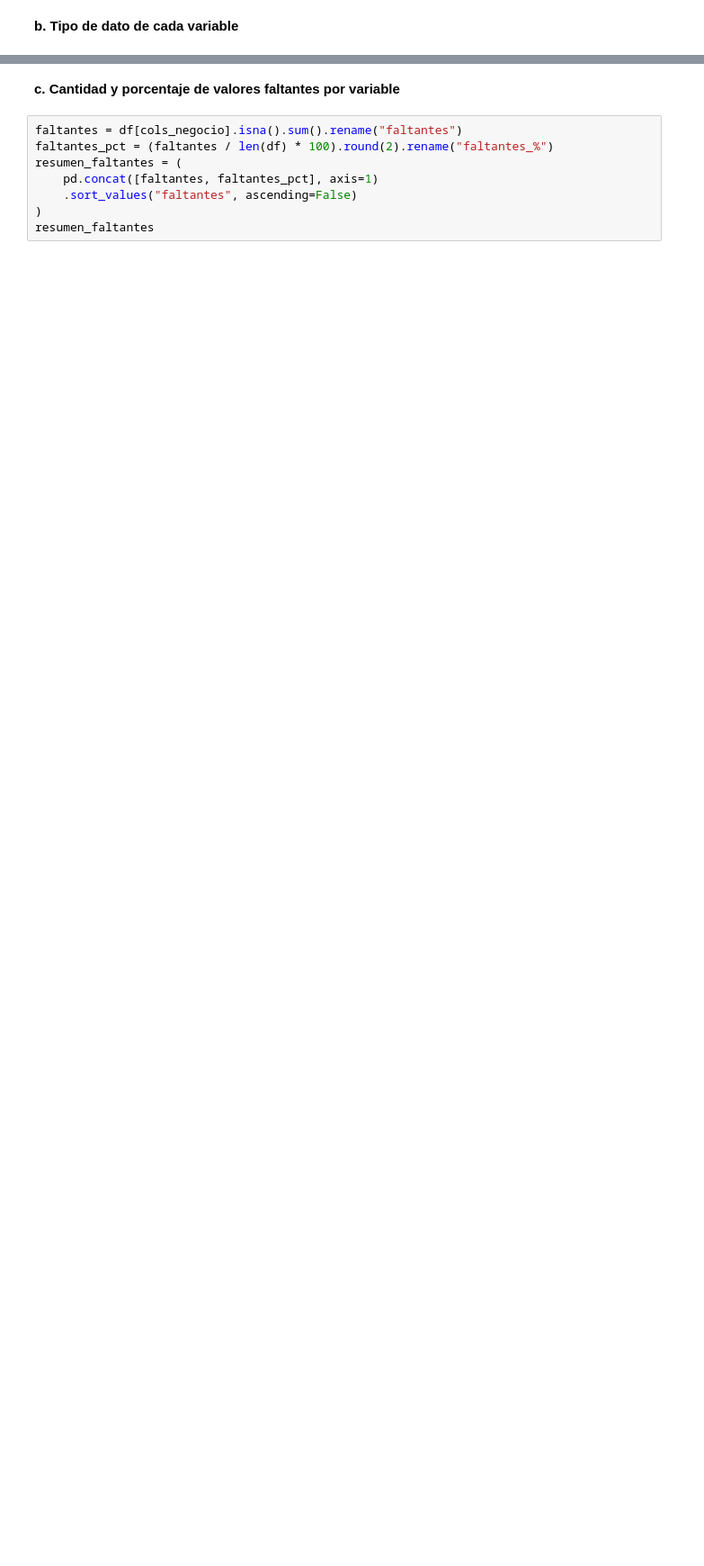
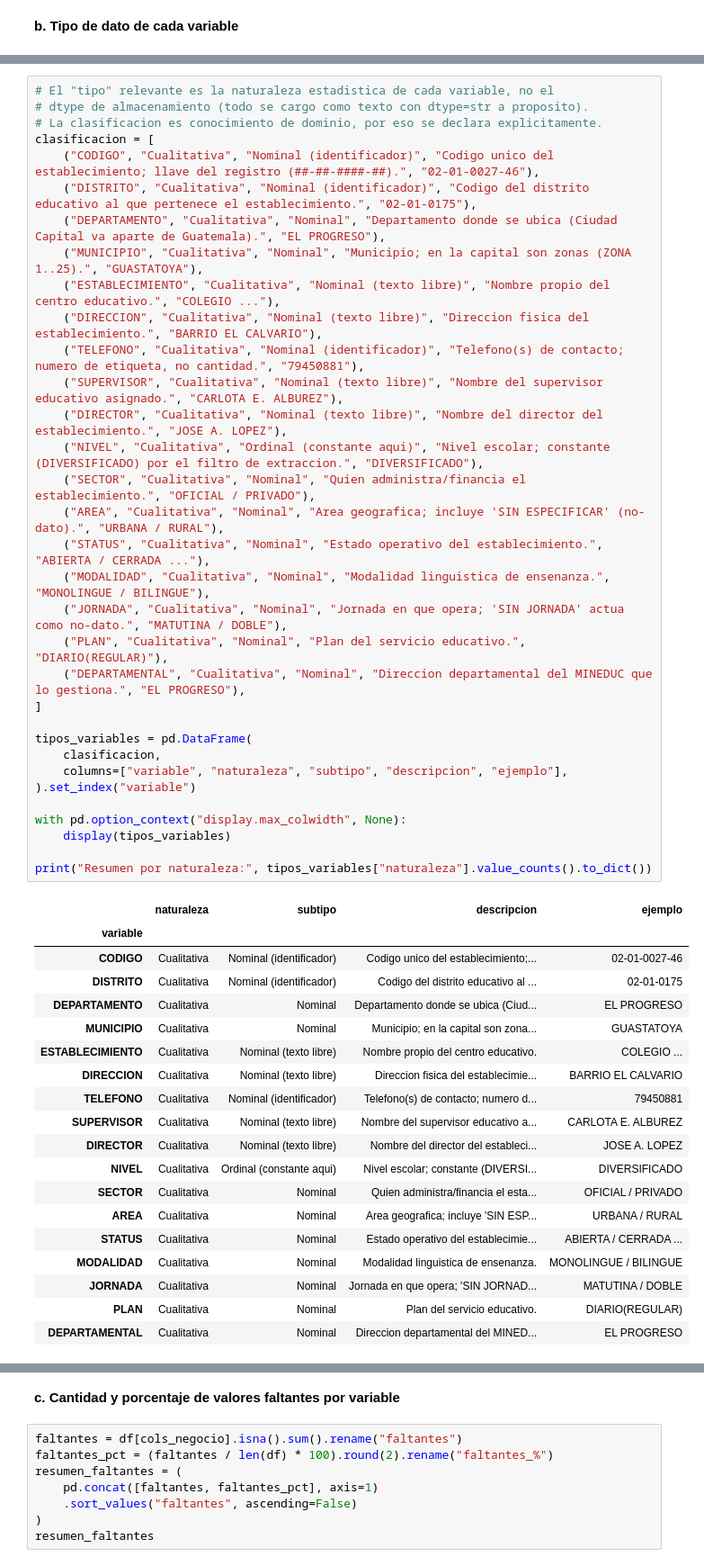
Before and after one commit to Bamo0507/Proyecto_1_DS_Obtencion_Limpieza, a Jupyter notebook: notebooks/eda_previo_limpieza.ipynb, the cells around one changed output, grey strips where cells are left out. Shown at 90% size. Saved outputs shown, nothing was run; the diff lists cells and outputs as text; blank space fills up the shorter version.

```diff
--- a/notebooks/eda_previo_limpieza.ipynb
+++ b/notebooks/eda_previo_limpieza.ipynb
@@ -62,0 +74,53 @@ resumen_tipos
+# %%
+# El "tipo" relevante es la naturaleza estadistica de cada variable, no el
+# dtype de almacenamiento (todo se cargo como texto con dtype=str a proposito).
+# La clasificacion es conocimiento de dominio, por eso se declara explicitamente.
+clasificacion = [
+    ("CODIGO", "Cualitativa", "Nominal (identificador)", "Codigo unico del establecimiento; llave del registro (##-##-####-##).", "02-01-0027-46"),
+    ("DISTRITO", "Cualitativa", "Nominal (identificador)", "Codigo del distrito educativo al que pertenece el establecimiento.", "02-01-0175"),
+    ("DEPARTAMENTO", "Cualitativa", "Nominal", "Departamento donde se ubica (Ciudad Capital va aparte de Guatemala).", "EL PROGRESO"),
+    ("MUNICIPIO", "Cualitativa", "Nominal", "Municipio; en la capital son zonas (ZONA 1..25).", "GUASTATOYA"),
+    ("ESTABLECIMIENTO", "Cualitativa", "Nominal (texto libre)", "Nombre propio del centro educativo.", "COLEGIO ..."),
+    ("DIRECCION", "Cualitativa", "Nominal (texto libre)", "Direccion fisica del establecimiento.", "BARRIO EL CALVARIO"),
+    ("TELEFONO", "Cualitativa", "Nominal (identificador)", "Telefono(s) de contacto; numero de etiqueta, no cantidad.", "79450881"),
+    ("SUPERVISOR", "Cualitativa", "Nominal (texto libre)", "Nombre del supervisor educativo asignado.", "CARLOTA E. ALBUREZ"),
+    ("DIRECTOR", "Cualitativa", "Nominal (texto libre)", "Nombre del director del establecimiento.", "JOSE A. LOPEZ"),
+    ("NIVEL", "Cualitativa", "Ordinal (constante aqui)", "Nivel escolar; constante (DIVERSIFICADO) por el filtro de extraccion.", "DIVERSIFICADO"),
+    ("SECTOR", "Cualitativa", "Nominal", "Quien administra/financia el establecimiento.", "OFICIAL / PRIVADO"),
+    ("AREA", "Cualitativa", "Nominal", "Area geografica; incluye 'SIN ESPECIFICAR' (no-dato).", "URBANA / RURAL"),
+    ("STATUS", "Cualitativa", "Nominal", "Estado operativo del establecimiento.", "ABIERTA / CERRADA ..."),
+    ("MODALIDAD", "Cualitativa", "Nominal", "Modalidad linguistica de ensenanza.", "MONOLINGUE / BILINGUE"),
+    ("JORNADA", "Cualitativa", "Nominal", "Jornada en que opera; 'SIN JORNADA' actua como no-dato.", "MATUTINA / DOBLE"),
+    ("PLAN", "Cualitativa", "Nominal", "Plan del servicio educativo.", "DIARIO(REGULAR)"),
+    ("DEPARTAMENTAL", "Cualitativa", "Nominal", "Direccion departamental del MINEDUC que lo gestiona.", "EL PROGRESO"),
+]
+
+tipos_variables = pd.DataFrame(
+    clasificacion,
+    columns=["variable", "naturaleza", "subtipo", "descripcion", "ejemplo"],
+).set_index("variable")
+
+with pd.option_context("display.max_colwidth", None):
+    display(tipos_variables)
+
+print("Resumen por naturaleza:", tipos_variables["naturaleza"].value_counts().to_dict())
+# %% [output]
+|  | naturaleza | subtipo | descripcion | ejemplo |
+| variable |  |  |  |  |
+| CODIGO | Cualitativa | Nominal (identificador) | Codigo unico del establecimiento;... | 02-01-0027-46 |
+| DISTRITO | Cualitativa | Nominal (identificador) | Codigo del distrito educativo al ... | 02-01-0175 |
+| DEPARTAMENTO | Cualitativa | Nominal | Departamento donde se ubica (Ciud... | EL PROGRESO |
+| MUNICIPIO | Cualitativa | Nominal | Municipio; en la capital son zona... | GUASTATOYA |
+| ESTABLECIMIENTO | Cualitativa | Nominal (texto libre) | Nombre propio del centro educativo. | COLEGIO ... |
+| DIRECCION | Cualitativa | Nominal (texto libre) | Direccion fisica del establecimie... | BARRIO EL CALVARIO |
+| TELEFONO | Cualitativa | Nominal (identificador) | Telefono(s) de contacto; numero d... | 79450881 |
+| SUPERVISOR | Cualitativa | Nominal (texto libre) | Nombre del supervisor educativo a... | CARLOTA E. ALBUREZ |
+| DIRECTOR | Cualitativa | Nominal (texto libre) | Nombre del director del estableci... | JOSE A. LOPEZ |
+| NIVEL | Cualitativa | Ordinal (constante aqui) | Nivel escolar; constante (DIVERSI... | DIVERSIFICADO |
+| SECTOR | Cualitativa | Nominal | Quien administra/financia el esta... | OFICIAL / PRIVADO |
+| AREA | Cualitativa | Nominal | Area geografica; incluye 'SIN ESP... | URBANA / RURAL |
+| STATUS | Cualitativa | Nominal | Estado operativo del establecimie... | ABIERTA / CERRADA ... |
+| MODALIDAD | Cualitativa | Nominal | Modalidad linguistica de ensenanza. | MONOLINGUE / BILINGUE |
+| JORNADA | Cualitativa | Nominal | Jornada en que opera; 'SIN JORNAD... | MATUTINA / DOBLE |
+| PLAN | Cualitativa | Nominal | Plan del servicio educativo. | DIARIO(REGULAR) |
+| DEPARTAMENTAL | Cualitativa | Nominal | Direccion departamental del MINED... | EL PROGRESO |
```
Also changed, not shown: parts of 22 cells of this notebook.
